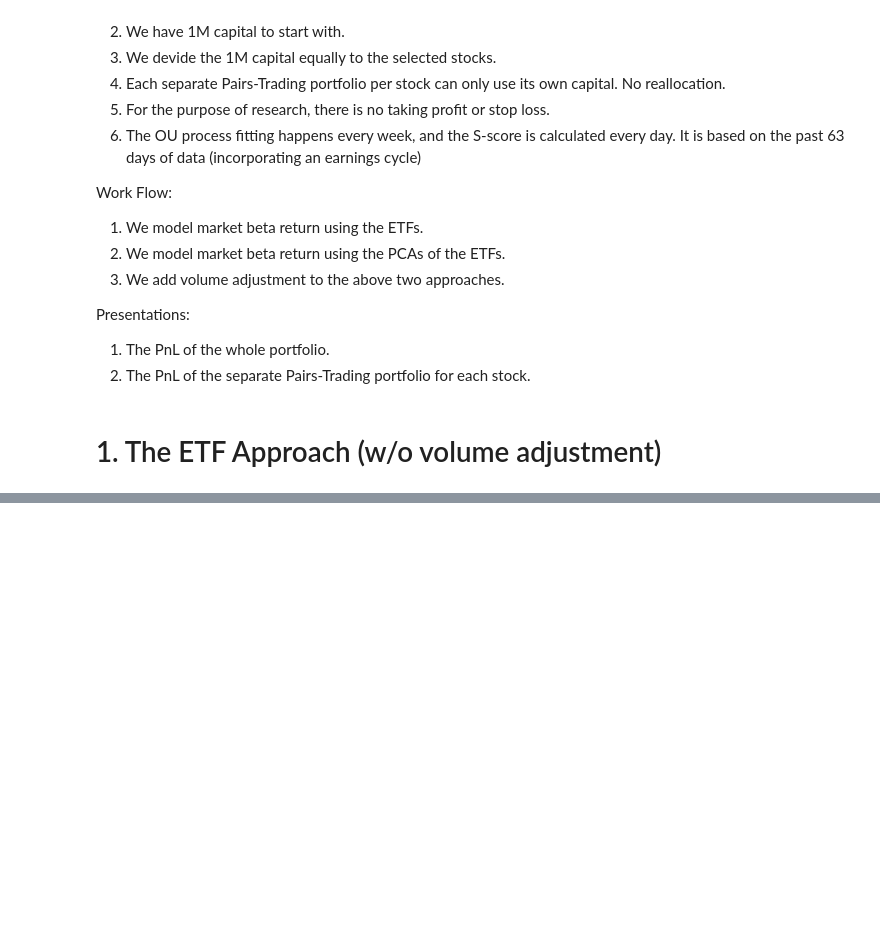
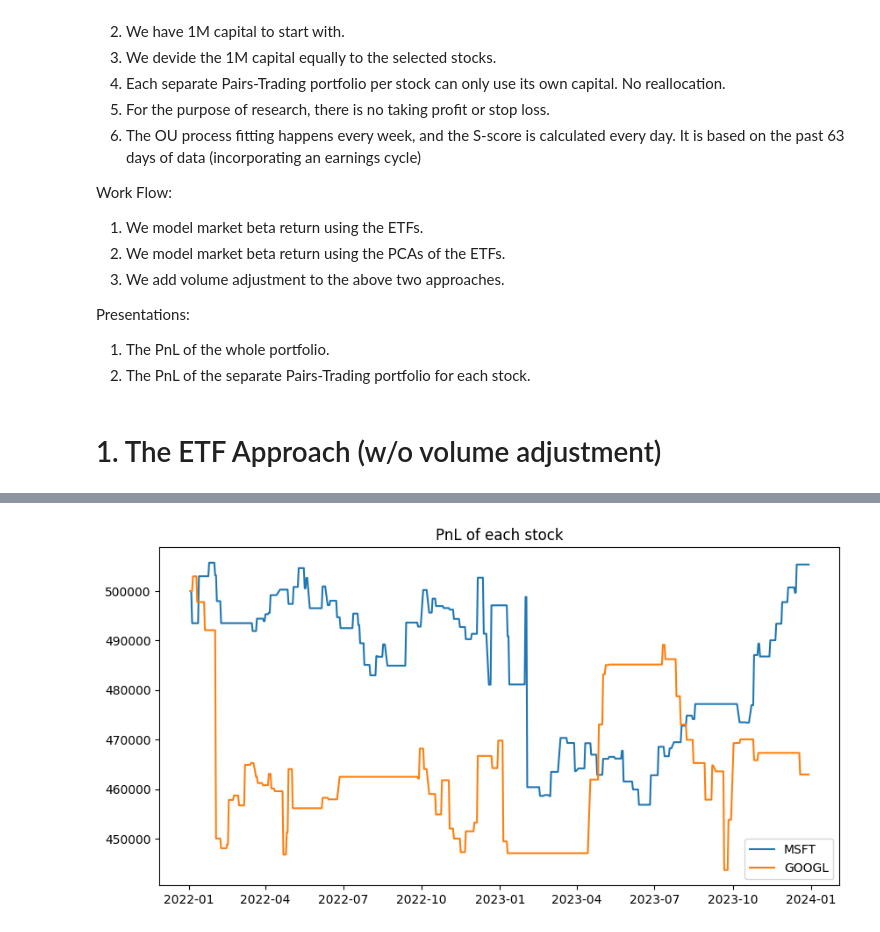
Before and after one commit to houyuting2000/Statistical_Arbitrage_Algo, a Jupyter notebook: main.ipynb, the cells around one changed output, grey strips where cells are left out. Saved outputs shown, nothing was run; the diff lists cells and outputs as text; code cells hidden in the pictures; blank space fills up the shorter version.

```diff
--- a/main.ipynb
+++ b/main.ipynb
@@ -679,0 +714,9 @@ plt.show()
+# %%
+# after 2021-10-01: df, df_ETF, df_ETF_PCA.
+# after 2022-01-01: df_trade, df_ETF_trade, df_ETF_PCA_trade
+
+df_Y = df.copy()
+df_Y_trade = df_trade.copy()
+
+df_X = df_ETF_PCA.copy()
+df_X_trade = df_ETF_PCA_trade.copy()
@@ -679,0 +899,80 @@ plt.show()
+# %%
+signals_df_dict = {}
+allocation_dict = {}
+portfolio_PnL = []
+for ticker in selected_tickers:
+    signals_df_dict[ticker] = pd.DataFrame({'signal': signals_dict[ticker], 'position': positions_dict[ticker][1:], 's_score': s_score_dict[ticker], 'weights': weights_dict[ticker], 'S_pos_entry': s_score_pos_entry_dict[ticker], 'S_pos_exit': s_score_pos_exit_dict[ticker], 'S_neg_entry': s_score_neg_entry_dict[ticker], 'S_neg_exit': s_score_neg_exit_dict[ticker]}, index=index_time)
+    signals_df_dict[ticker]['Allocation_atclose'] = [[0]*(len(df_X_trade.columns)+1) for _ in range(len(df_X_trade))]
+    signals_df_dict[ticker]['PnL'] = 1000000 / len(selected_tickers)
+
+
+for i in range(len(df_Y_trade)):
+    t = df_Y_trade.index[i]
+    if i == 0:
+        portfolio_PnL.append(1000000)
+        for ticker in selected_tickers:
+            allocation_ratios = signals_df_dict[ticker].loc[t, 'signal'] * (signals_df_dict[ticker].loc[t, 'weights'])
+            Allocation = 1000000 / len(selected_tickers) * allocation_ratios
+            Allocation = [float(x) for x in Allocation]
+            signals_df_dict[ticker].at[t, 'Allocation_atclose'] = Allocation
+        continue
+
+    portfolio_PnL_tonight = 0
+
+    for ticker in selected_tickers:
+        signal_lastnight = signals_df_dict[ticker]['signal'].iloc[i-1]
+        position_lastnight = signals_df_dict[ticker]['position'].iloc[i-1]
+        weights_lastnight = signals_df_dict[ticker]['weights'].iloc[i-1]
+        allocation_lastnight = signals_df_dict[ticker]['Allocation_atclose'].iloc[i-1]
+        PnL_lastnight = signals_df_dict[ticker]['PnL'].iloc[i-1]
+
+        signal_tonight = signals_df_dict[ticker]['signal'].iloc[i]
+        r_X_today = list(df_X_trade.loc[t, :])
+        r_ticker_today = [df_Y_trade.loc[t, ticker]]
+        r_today = r_ticker_today + r_X_today
+
+        # If there is open position, calculate the change of value for positions and PnL.
+        if signal_lastnight == 1 or signal_lastnight == -1:
+            # Calculate the allocation for tonight.
+            delta_allocation = np.array(allocation_lastnight) * r_today
+            allocation_today = delta_allocation + np.array(allocation_lastnight)
+            if signal_tonight == 0:
+                signals_df_dict[ticker].at[t, 'Allocation_atclose'] = allocation_today
+            else:
+                pass
+
+            # Calculate the PnL for tonight.
+            delta_PnL = sum(delta_allocation)
+            signals_df_dict[ticker].at[t, 'PnL'] = delta_PnL + PnL_lastnight
+        # If there is no open position today
+        else:
+            signals_df_dict[ticker].at[t, 'PnL'] = PnL_lastnight
+            # There is a signal today
+            if signal_tonight != 0:
+                allocation_ratios = signals_df_dict[ticker].loc[t, 'signal'] * (signals_df_dict[ticker].loc[t, 'weights'])
+                Allocation = 1000000 * allocation_ratios
+                Allocation = [float(x) for x in Allocation]
+                signals_df_dict[ticker].at[t, 'Allocation_atclose'] = Allocation
+
+        portfolio_PnL_tonight += signals_df_dict[ticker].at[t, 'PnL']
+
+    portfolio_PnL.append(portfolio_PnL_tonight)
+
+    print(t)
+
+portfolio_PnL_df = pd.DataFrame({'PnL': portfolio_PnL}, index=df_Y_trade.index)
+
+
+plt.figure(figsize=(10, 5))
+for ticker in selected_tickers:
+    plt.plot(signals_df_dict[ticker]['PnL'], label=ticker)
+plt.legend()
+plt.title('PnL of each stock')
+plt.show()
+
+
+plt.figure(figsize=(10, 5))
+plt.plot(portfolio_PnL_df['PnL'])
+plt.title('PnL of the portfolio')
+plt.show()
+# %% [output]
@@ -679,0 +996 @@ plt.show()
+[figure, added]
```
Also changed, not shown: parts of 19 cells of this notebook.
